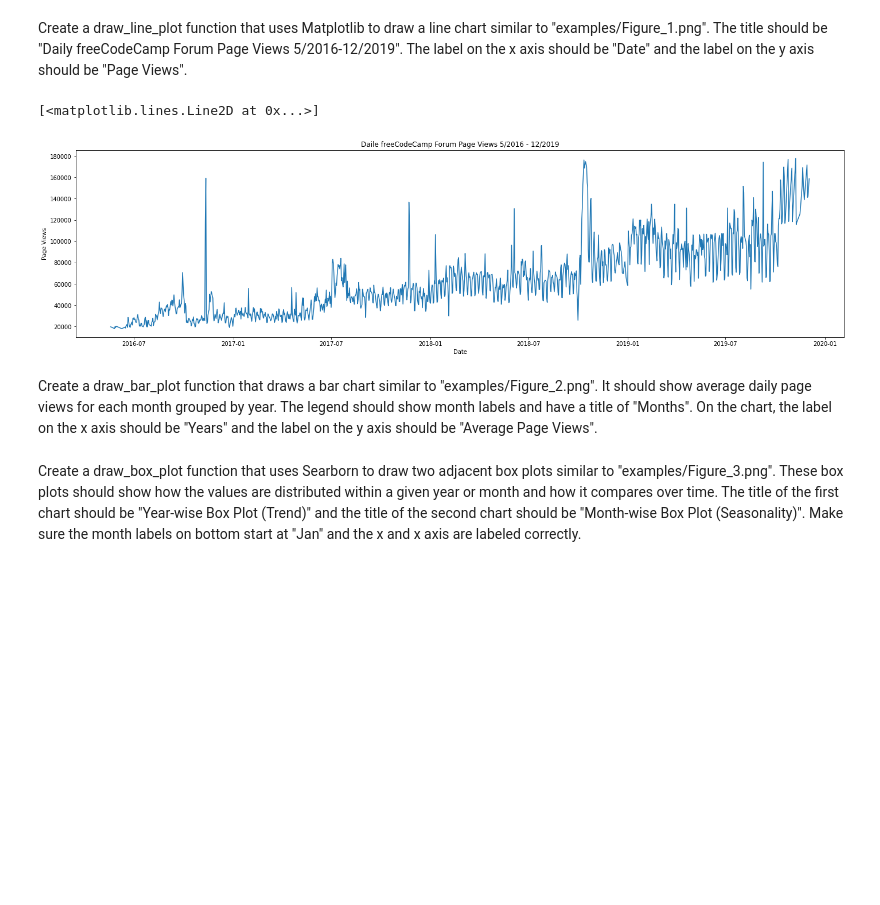
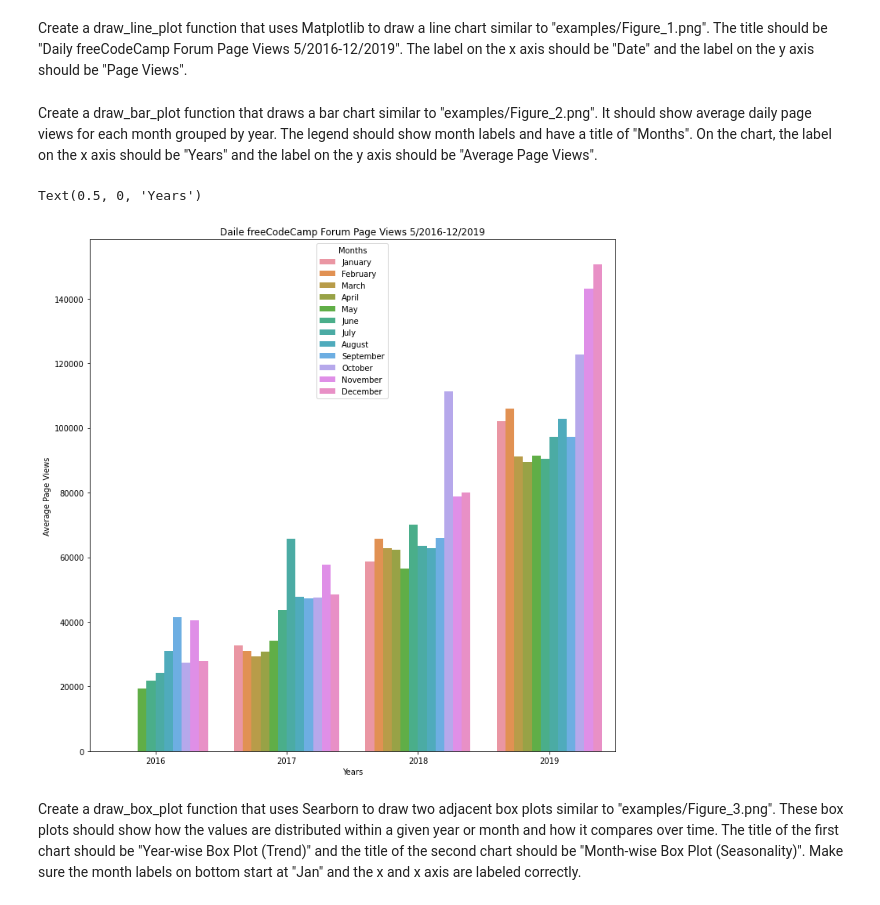
Before and after one commit to NicoWright/FreeCodeCamp, a Jupyter notebook: page-view-time-series-visualizer/time_series_visualizer.ipynb, the cells around one changed output. Drawn from its saved outputs; the diff is of its cells as text; code cells hidden in the pictures; blank space fills up the shorter version.

```diff
--- a/page-view-time-series-visualizer/time_series_visualizer.ipynb
+++ b/page-view-time-series-visualizer/time_series_visualizer.ipynb
@@ -11,4 +12,4 @@ register_matplotlib_converters()
 # %%
 # Import data (Make sure to parse dates. Consider setting index column to 'date'.)
 df = pd.read_csv('fcc-forum-pageviews.csv', index_col='date', parse_dates=True)
-df
+df.index = pd.to_datetime(df.index)
@@ -57,11 +43,8 @@ Create a draw_line_plot function that uses Matplotlib to draw a line chart simil
 plt.figure(figsize=(24,6))
 plt.xlabel('Date')
 plt.ylabel('Page Views')
-plt.title('Daile freeCodeCamp Forum Page Views 5/2016 - 12/2019')
+plt.title('Daily freeCodeCamp Forum Page Views 5/2016 - 12/2019')
 
-plt.plot(df.index, df.value)
+plt.plot(df.index, df.value);
-# %% [output]
-[<matplotlib.lines.Line2D at 0x...>]
-[figure, removed]
 # %% [markdown]
 Create a draw_bar_plot function that draws a bar chart similar to "examples/Figure_2.png". It should show average daily page views for each month grouped by year. The legend should show month labels and have a title of "Months". On the chart, the label on the x axis should be "Years" and the label on the y axis should be "Average Page Views".
@@ -73,3 +51,35 @@ Create a draw_bar_plot function that draws a bar chart similar to "examples/Figu
+# %%
+months = {
+    1:'January',
+    2:'February',
+    3:'March',
+    4:'April',
+    5:'May',
+    6:'June',
+    7:'July',
+    8:'August',
+    9:'September',
+    10:'October',
+    11:'November',
+    12:'December'
+}
+hue_order = ['January','February','March','April','May','June','July','August','September','October','November','December']
+# %%
+# Copy and modify data for monthly bar plot
+df_bar = df.copy()
+df_bar['Years'] = df.index.year
+df_bar['Months'] = df.index.month.map(months)
+df_bar = df_bar.groupby(['Years','Months'], as_index=False)['value'].mean()
+# %%
+# Draw bar plot
+plt.figure(figsize=(12,12))
+sns.barplot(data=df_bar, x='Years', y='value', hue='Months', hue_order=hue_order)
+plt.title('Daile freeCodeCamp Forum Page Views 5/2016-12/2019')
+plt.ylabel('Average Page Views')
+plt.xlabel('Years')
+# %% [output]
+Text(0.5, 0, 'Years')
+[figure, added]
 # %% [markdown]
 Create a draw_box_plot function that uses Searborn to draw two adjacent box plots similar to "examples/Figure_3.png". These box plots should show how the values are distributed within a given year or month and how it compares over time. The title of the first chart should be "Year-wise Box Plot (Trend)" and the title of the second chart should be "Month-wise Box Plot (Seasonality)". Make sure the month labels on bottom start at "Jan" and the x and x axis are labeled correctly.
 # %%
```
Also changed, not shown: parts of 6 cells of this notebook, 1 other file.
